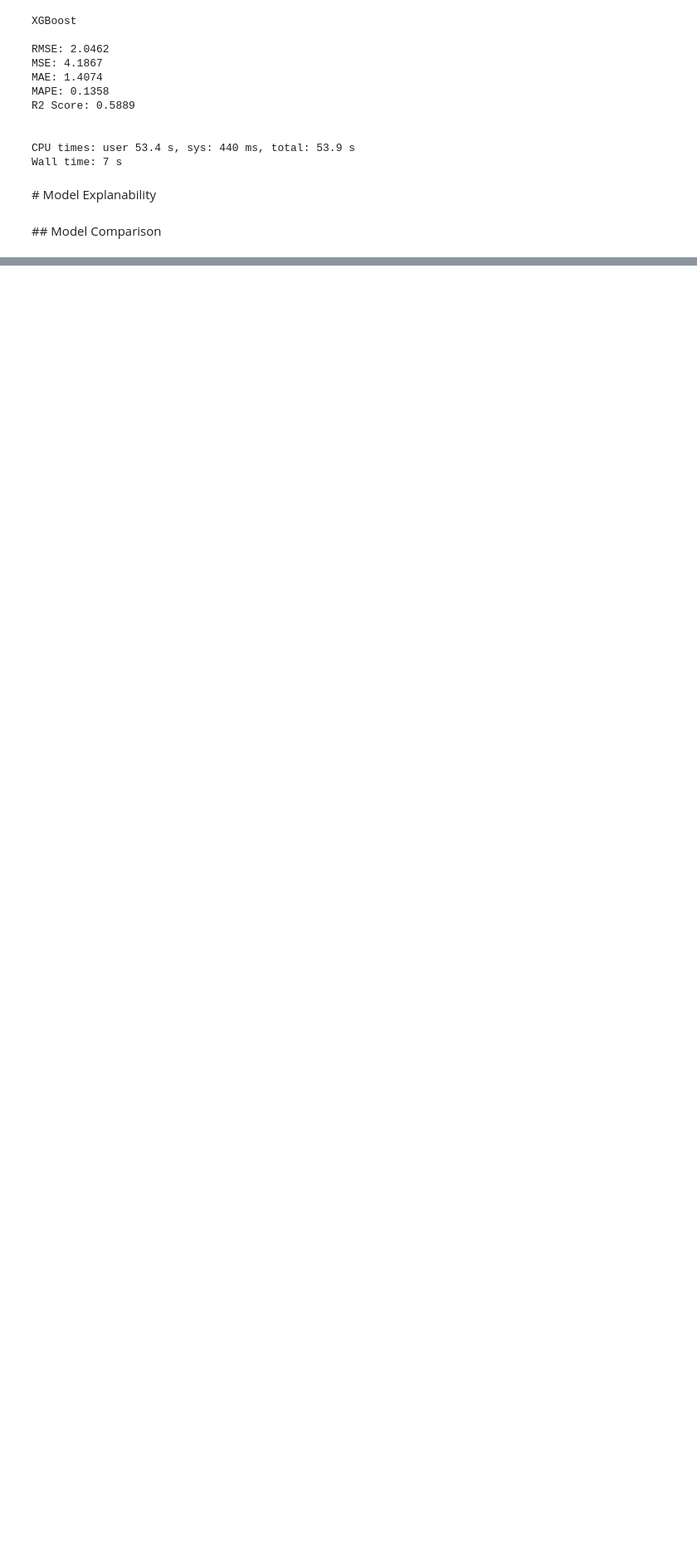
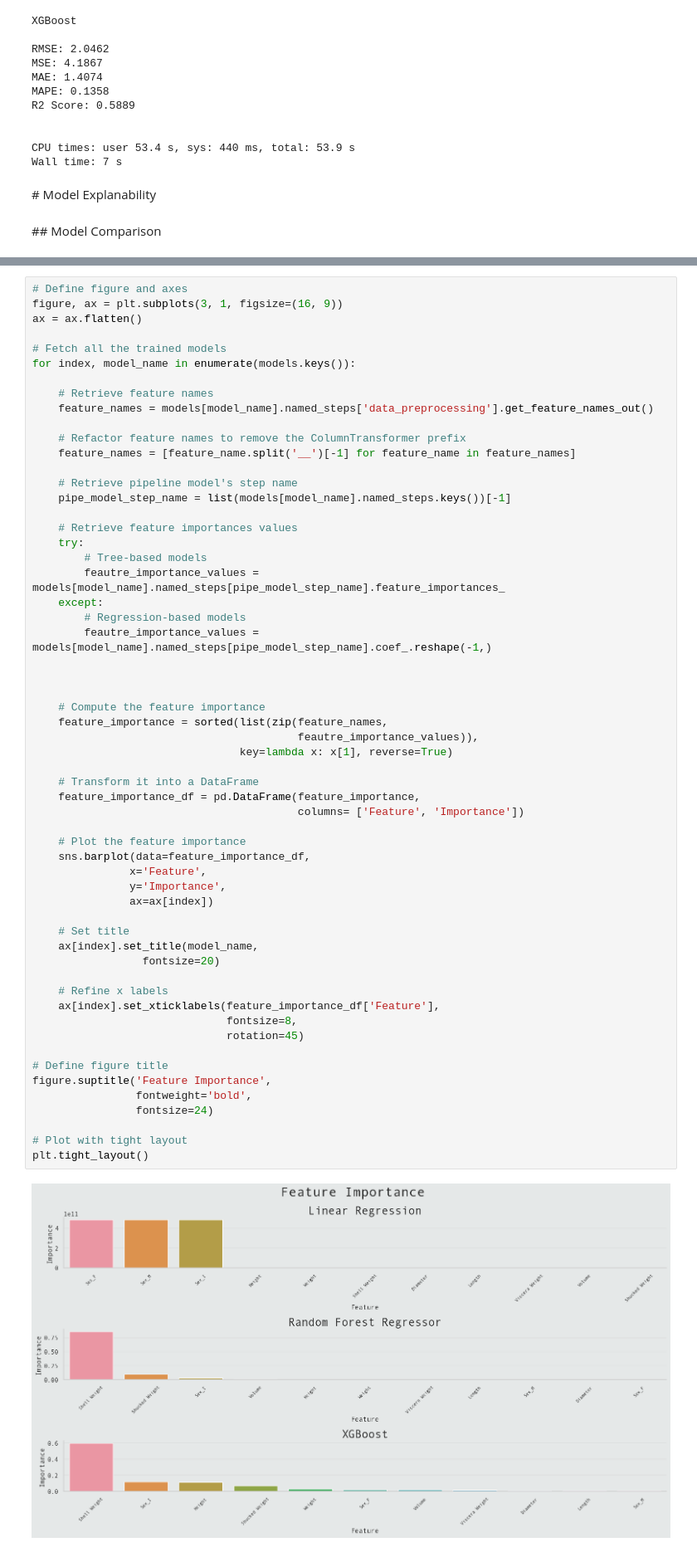
Before and after one commit to Volscente/kaggle_tps, a Jupyter notebook: notebooks/S3E16/crab_age_regression.ipynb, the cells around one changed output, grey strips where cells are left out. Shown at 83% size. Drawn from its saved outputs; the diff is of its cells as text; blank space fills up the shorter version.

Commit message:
S3E16 - Feature importance

```diff
--- a/notebooks/S3E16/crab_age_regression.ipynb
+++ b/notebooks/S3E16/crab_age_regression.ipynb
@@ -767,0 +770,60 @@ plt.tight_layout()
+# %%
+# Define figure and axes
+figure, ax = plt.subplots(3, 1, figsize=(16, 9))
+ax = ax.flatten()
+
+# Fetch all the trained models
+for index, model_name in enumerate(models.keys()):
+
+    # Retrieve feature names
+    feature_names = models[model_name].named_steps['data_preprocessing'].get_feature_names_out()
+
+    # Refactor feature names to remove the ColumnTransformer prefix
+    feature_names = [feature_name.split('__')[-1] for feature_name in feature_names]
+
+    # Retrieve pipeline model's step name
+    pipe_model_step_name = list(models[model_name].named_steps.keys())[-1]
+
+    # Retrieve feature importances values
+    try:
+        # Tree-based models
+        feautre_importance_values = models[model_name].named_steps[pipe_model_step_name].feature_importances_
+    except:
+        # Regression-based models
+        feautre_importance_values = models[model_name].named_steps[pipe_model_step_name].coef_.reshape(-1,)
+
+
+
+    # Compute the feature importance
+    feature_importance = sorted(list(zip(feature_names,
+                                         feautre_importance_values)),
+                                key=lambda x: x[1], reverse=True)
+
+    # Transform it into a DataFrame
+    feature_importance_df = pd.DataFrame(feature_importance,
+                                         columns= ['Feature', 'Importance'])
+
+    # Plot the feature importance
+    sns.barplot(data=feature_importance_df,
+               x='Feature',
+               y='Importance',
+               ax=ax[index])
+
+    # Set title
+    ax[index].set_title(model_name,
+                 fontsize=20)
+
+    # Refine x labels
+    ax[index].set_xticklabels(feature_importance_df['Feature'],
+                              fontsize=8,
+                              rotation=45)
+
+# Define figure title
+figure.suptitle('Feature Importance',
+                fontweight='bold',
+                fontsize=24)
+
+# Plot with tight layout
+plt.tight_layout()
+# %% [output]
+[figure, added]
```
Also changed, not shown: parts of 1 cell of this notebook.
